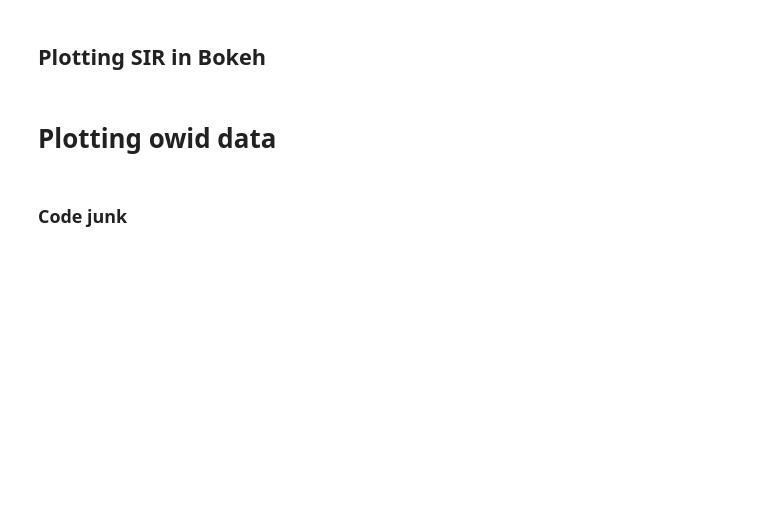
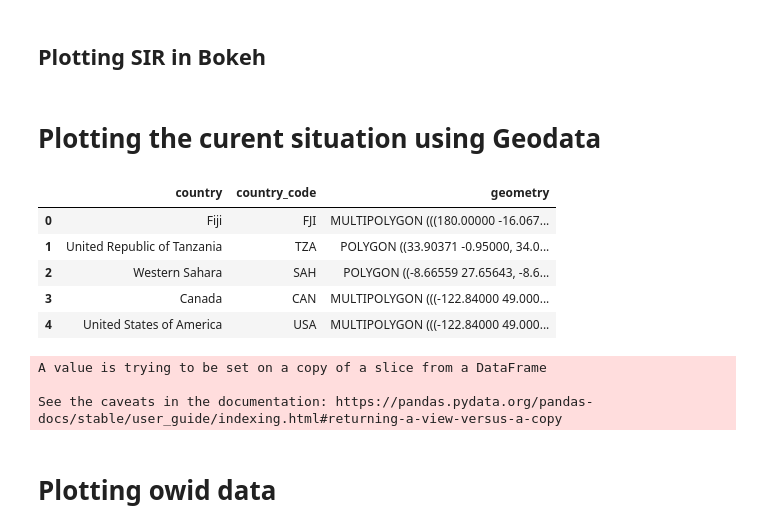
Before and after one commit to nicolasrehbach/DS_Data_Visualization_2022_Nicolas_Rehbach, a Jupyter notebook: Data_Visualization_Project.ipynb, the cells around one changed output. Saved outputs shown, nothing was run; the diff lists cells and outputs as text; code cells hidden in the pictures; blank space fills up the shorter version.

```diff
--- a/Data_Visualization_Project.ipynb
+++ b/Data_Visualization_Project.ipynb
@@ -239,0 +217,35 @@ tab2 = Panel(child = sir_Layout, title = "SIR model")
+# %% [markdown]
+# Plotting the curent situation using Geodata
+# %%
+shapefile = '../DS_Data_Visualization_2022_Nicolas_Rehbach/data/ne_110m_admin_0_countries'
+gdf = gpd.read_file(shapefile)[['ADMIN', 'ADM0_A3', 'geometry']]
+
+gdf.columns = ['country', 'country_code', 'geometry']
+gdf.head()
+# %% [output]
+|  | country | country_code | geometry |
+| 0 | Fiji | FJI | MULTIPOLYGON (((180.00000 -16.067... |
+| 1 | United Republic of Tanzania | TZA | POLYGON ((33.90371 -0.95000, 34.0... |
+| 2 | Western Sahara | SAH | POLYGON ((-8.66559 27.65643, -8.6... |
+| 3 | Canada | CAN | MULTIPOLYGON (((-122.84000 49.000... |
+| 4 | United States of America | USA | MULTIPOLYGON (((-122.84000 49.000... |
+# %%
+geoDf = data[['location', 'continent', 'iso_code', 'last_updated_date','new_cases', 'new_deaths', 'total_cases', 'total_deaths', 'reproduction_rate']]
+geoDf = geoDf[geoDf['continent'].notna()]
+start = 1
+end = 10
+width = end - start
+geoDf['new_cases_norm'] = (geoDf['new_cases'] - geoDf['new_cases'].min())/(geoDf['new_cases'].max() - geoDf['new_cases'].min()) * width + start
+geoDf['new_cases_norm'][np.isnan(geoDf['new_cases_norm'])] = 1
+
+merged = gdf.merge(geoDf, left_on = 'country_code', right_on = 'iso_code')
+merged.head()
+
+#Read data to json.
+merged_json = json.loads(merged.to_json())
+#Convert to String like object.
+json_data = json.dumps(merged_json)
+# %% [output]
+A value is trying to be set on a copy of a slice from a DataFrame
+
+See the caveats in the documentation: https://pandas.pydata.org/pandas-docs/stable/user_guide/indexing.html#returning-a-view-versus-a-copy
@@ -292,3 +358 @@ tabs = Tabs(tabs=[tab1, tab2])
 show(tabs)
-# %% [markdown]
-### Code junk
```
Also changed, not shown: parts of 13 cells of this notebook, 7 other files.
